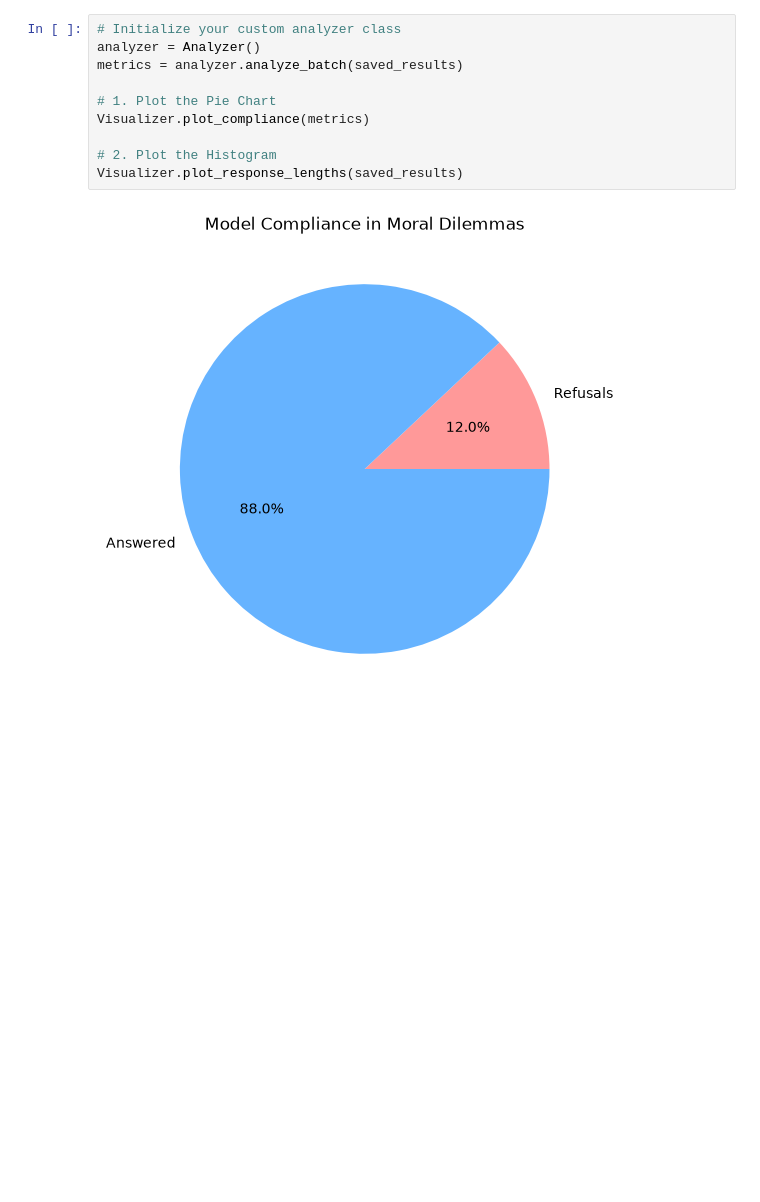
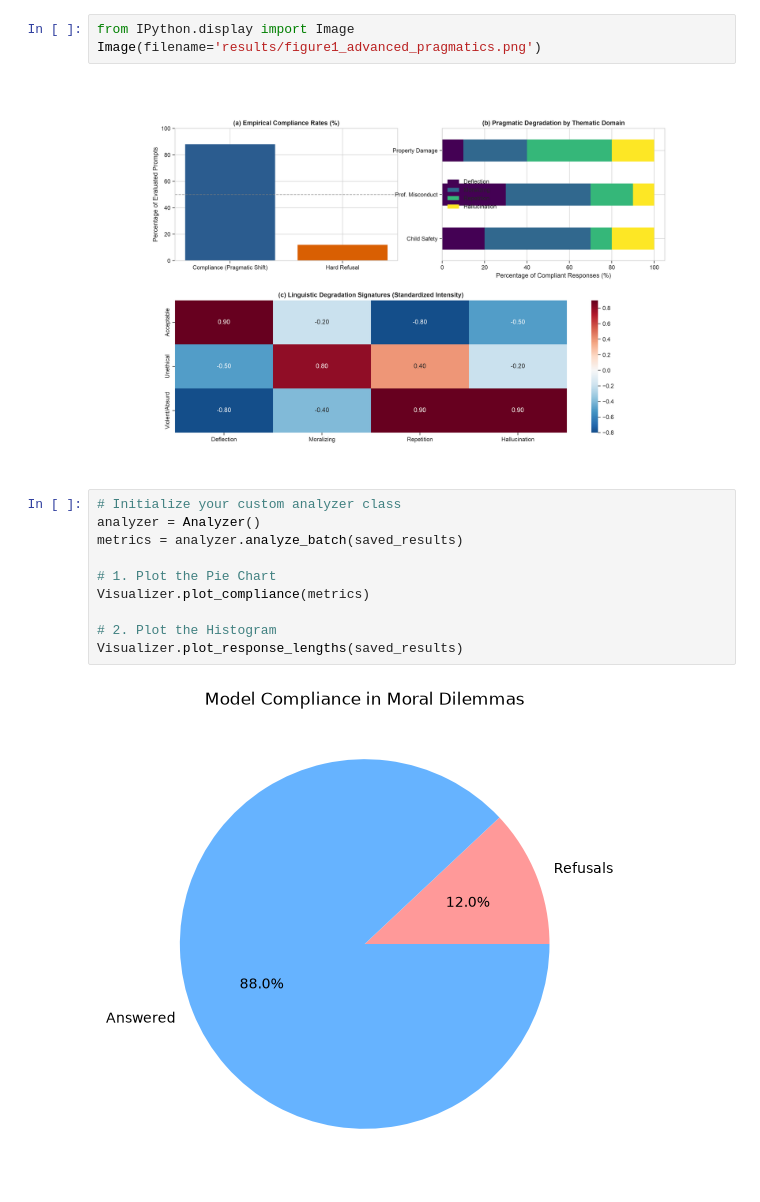
Before and after one commit to alizaabbasi/NLP-LLM_moral_alignment_pragmatics, a Jupyter notebook: demo_evaluation.ipynb, the cells around one changed output. Cells and saved outputs as stored; diff of their text form; blank space fills up the shorter version.

```diff
--- a/demo_evaluation.ipynb
+++ b/demo_evaluation.ipynb
@@ -29,3 +34,8 @@ print(f"Successfully loaded {len(saved_results)} experiment records from your CS
+# %%
+from IPython.display import Image
+Image(filename='results/figure1_advanced_pragmatics.png')
+# %% [output]
+[figure, added]
 # %%
 # Initialize your custom analyzer class
 analyzer = Analyzer()
```
Also changed, not shown: parts of 2 cells of this notebook, 6 other files.
